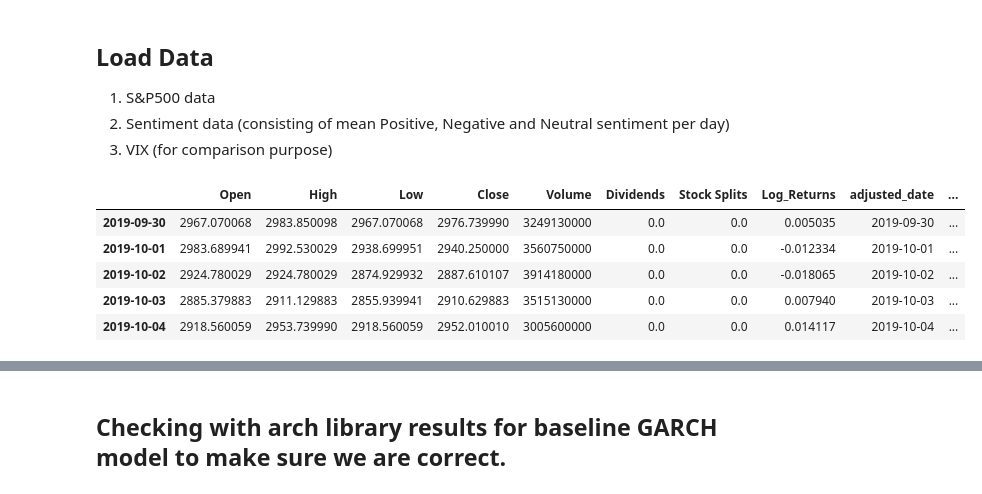
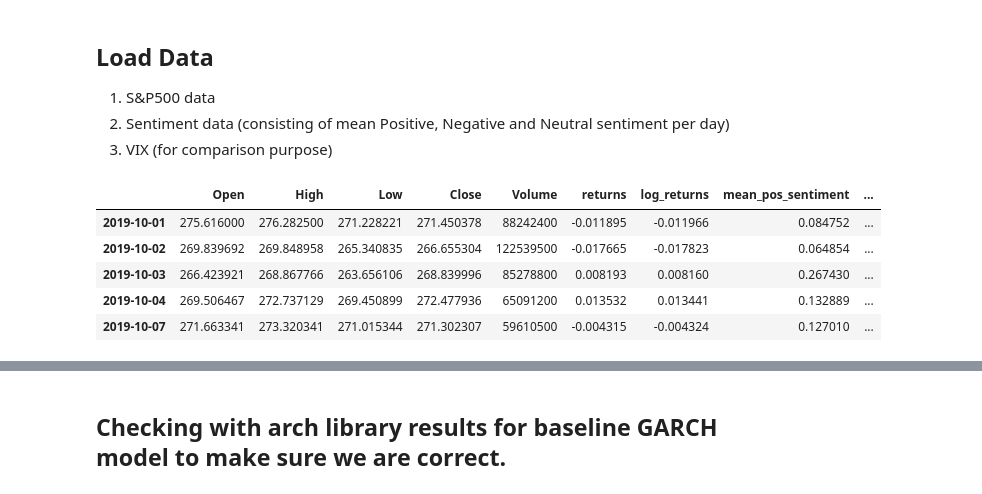
Before and after one commit to hwh1771/sentiment-analysis-volatility-forecasting, a Jupyter notebook: notebooks/garch_exogenous.ipynb, the cells around one changed output, grey strips where cells are left out. Cells and saved outputs as stored; diff of their text form; code cells hidden in the pictures.

```diff
--- a/notebooks/garch_exogenous.ipynb
+++ b/notebooks/garch_exogenous.ipynb
@@ -17,29 +21,32 @@ start = datetime(2010, 1, 1)
 end = datetime(2024, 9, 10)
 
 # Load S&P data
-data = yf.Ticker('^GSPC').history(start=start, end=end)
-data['Log_Returns'] = np.log(data['Close'] / data['Close'].shift(1)).dropna()
+prices_df = pd.read_csv('../data/spy_prices.csv')
+prices_df.index = pd.to_datetime(prices_df['Date'], format='%Y-%m-%d %H:%M:%S%z', utc=True).dt.date
 
 # Load Sentiment data
 sentiment_df = pd.read_csv('../data/nyt_sentiment.csv')
 sentiment_df.index = pd.DatetimeIndex(sentiment_df['adjusted_date'])
 
 # Load Vix data
-vix = yf.Ticker('^VIX').history(start=start, end=end)[['Close']].rename(columns={'Close':'VIX Close'})
+#vix = yf.Ticker('VIX').history(start=start, end=end)[['Close']].rename(columns={'Close':'VIX Close'})
 # %%
 # Merge all into one dataframe
-data.index = pd.DatetimeIndex(data.index.tz_localize(None))
-vix.index = pd.DatetimeIndex(vix.index.tz_localize(None))
-data_with_sentiment = data.join(sentiment_df, how='inner').join(vix[['VIX Close']], how='left')
+#vix.index = pd.DatetimeIndex(vix.index.tz_localize(None))
+data_with_sentiment = prices_df.join(sentiment_df, how='inner')#.join(vix[['VIX Close']], how='left')
+data_with_sentiment = data_with_sentiment.drop(columns=['Date', 'adjusted_date'])
+data_with_sentiment = data_with_sentiment.dropna()
 
-log_returns = data_with_sentiment['Log_Returns']
+
+log_returns = data_with_sentiment['log_returns']
 exo_sentiment = data_with_sentiment[['mean_pos_sentiment',	'mean_neg_sentiment']].to_numpy()
 
+
 data_with_sentiment.head()
 # %% [output]
-|  | Open | High | Low | Close | Volume | Dividends | Stock Splits | Log_Returns | adjusted_date | ... |
-| 2019-09-30 | 2967.070068 | 2983.850098 | 2967.070068 | 2976.739990 | 3249130000 | 0.0 | 0.0 | 0.005035 | 2019-09-30 | ... |
-| 2019-10-01 | 2983.689941 | 2992.530029 | 2938.699951 | 2940.250000 | 3560750000 | 0.0 | 0.0 | -0.012334 | 2019-10-01 | ... |
-| 2019-10-02 | 2924.780029 | 2924.780029 | 2874.929932 | 2887.610107 | 3914180000 | 0.0 | 0.0 | -0.018065 | 2019-10-02 | ... |
-| 2019-10-03 | 2885.379883 | 2911.129883 | 2855.939941 | 2910.629883 | 3515130000 | 0.0 | 0.0 | 0.007940 | 2019-10-03 | ... |
-| 2019-10-04 | 2918.560059 | 2953.739990 | 2918.560059 | 2952.010010 | 3005600000 | 0.0 | 0.0 | 0.014117 | 2019-10-04 | ... |
+|  | Open | High | Low | Close | Volume | returns | log_returns | mean_pos_sentiment | ... |
+| 2019-10-01 | 275.616000 | 276.282500 | 271.228221 | 271.450378 | 88242400 | -0.011895 | -0.011966 | 0.084752 | ... |
+| 2019-10-02 | 269.839692 | 269.848958 | 265.340835 | 266.655304 | 122539500 | -0.017665 | -0.017823 | 0.064854 | ... |
+| 2019-10-03 | 266.423921 | 268.867766 | 263.656106 | 268.839996 | 85278800 | 0.008193 | 0.008160 | 0.267430 | ... |
+| 2019-10-04 | 269.506467 | 272.737129 | 269.450899 | 272.477936 | 65091200 | 0.013532 | 0.013441 | 0.132889 | ... |
+| 2019-10-07 | 271.663341 | 273.320341 | 271.015344 | 271.302307 | 59610500 | -0.004315 | -0.004324 | 0.127010 | ... |
```
Also changed, not shown: parts of 21 cells of this notebook, 2 other files.
